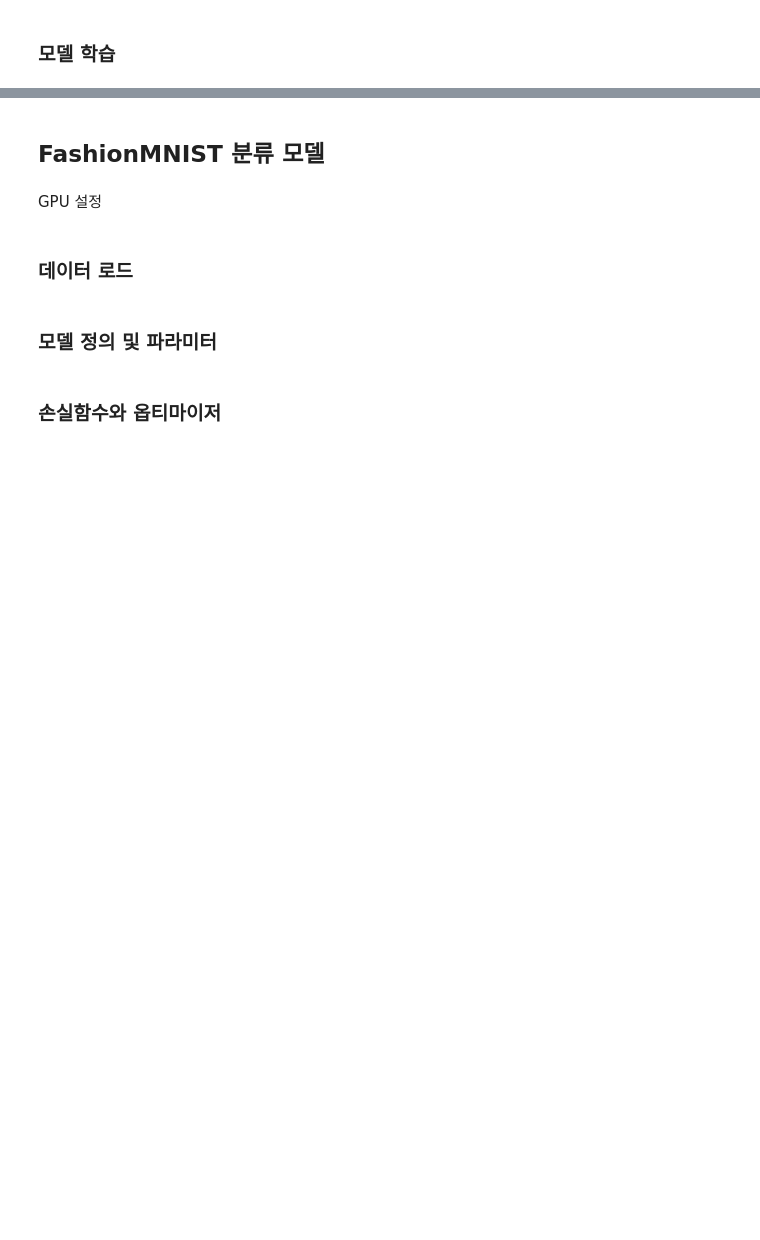
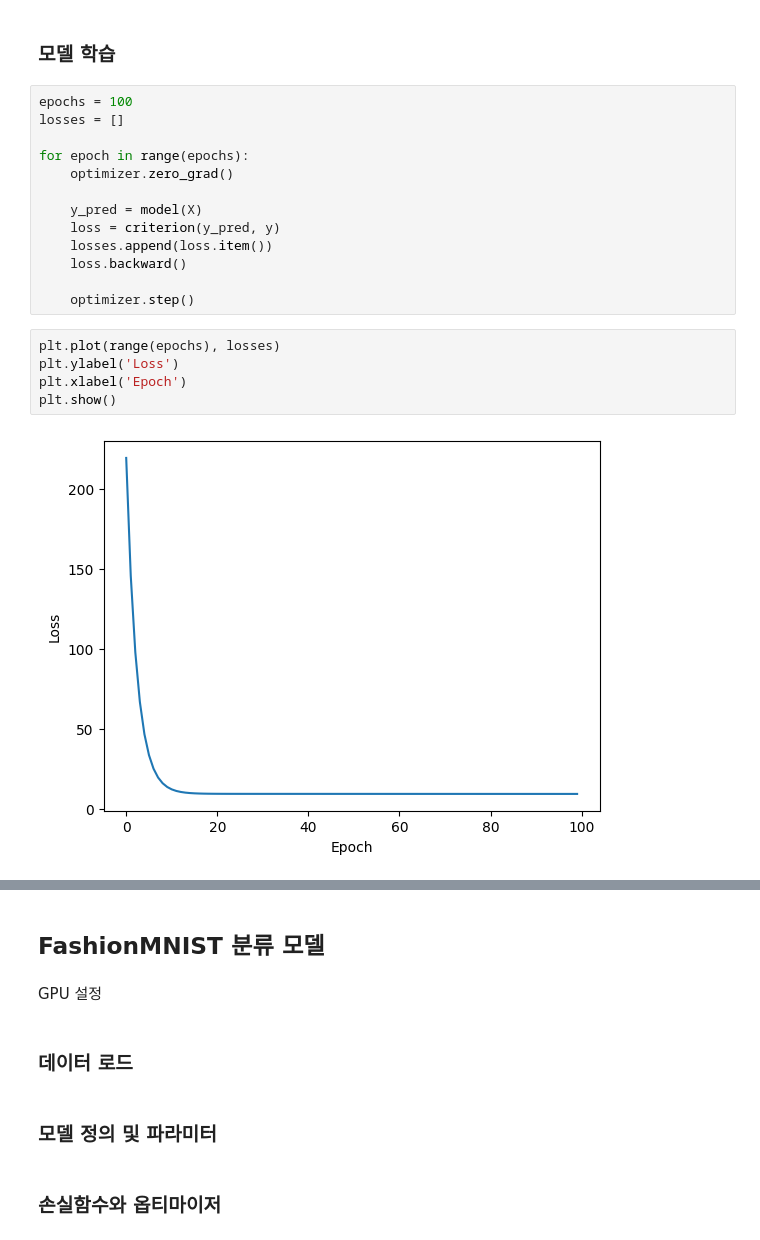
Before and after one commit to jayjay0317/pytorch-learning-log, a Jupyter notebook: pytorch_tutorial.ipynb, the cells around one changed output, grey strips where cells are left out. Cells and saved outputs as stored; diff of their text form; blank space fills up the shorter version.

```diff
--- a/pytorch_tutorial.ipynb
+++ b/pytorch_tutorial.ipynb
@@ -1470,2 +1518,22 @@ tensor(0.1400)
 # %% [markdown]
 ### 모델 학습
+# %%
+epochs = 100
+losses = []
+
+for epoch in range(epochs):
+    optimizer.zero_grad()
+
+    y_pred = model(X)
+    loss = criterion(y_pred, y)
+    losses.append(loss.item())
+    loss.backward()
+
+    optimizer.step()
+# %%
+plt.plot(range(epochs), losses)
+plt.ylabel('Loss')
+plt.xlabel('Epoch')
+plt.show()
+# %% [output]
+[figure, added]
```
Also changed, not shown: parts of 6 cells of this notebook.
